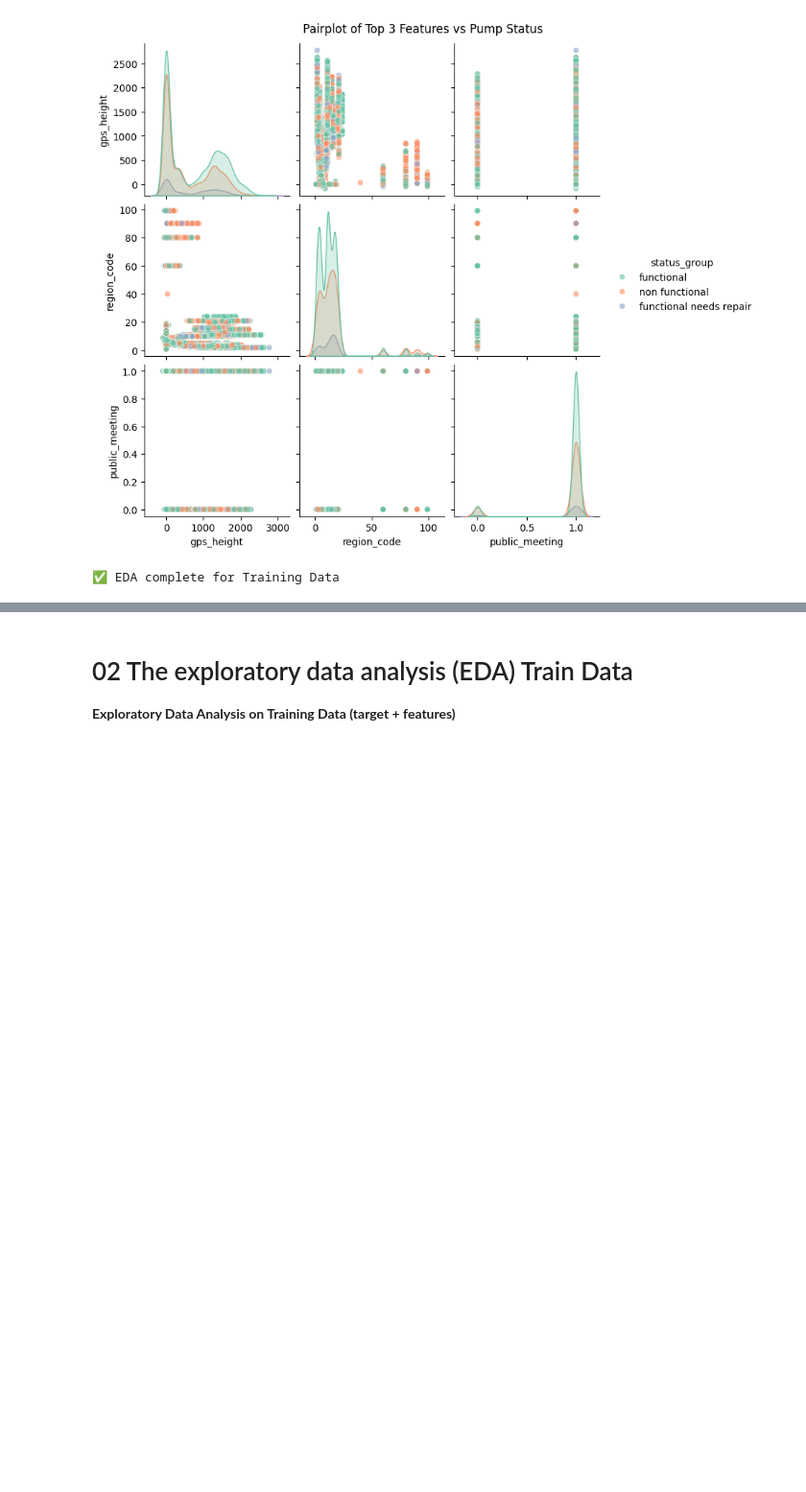
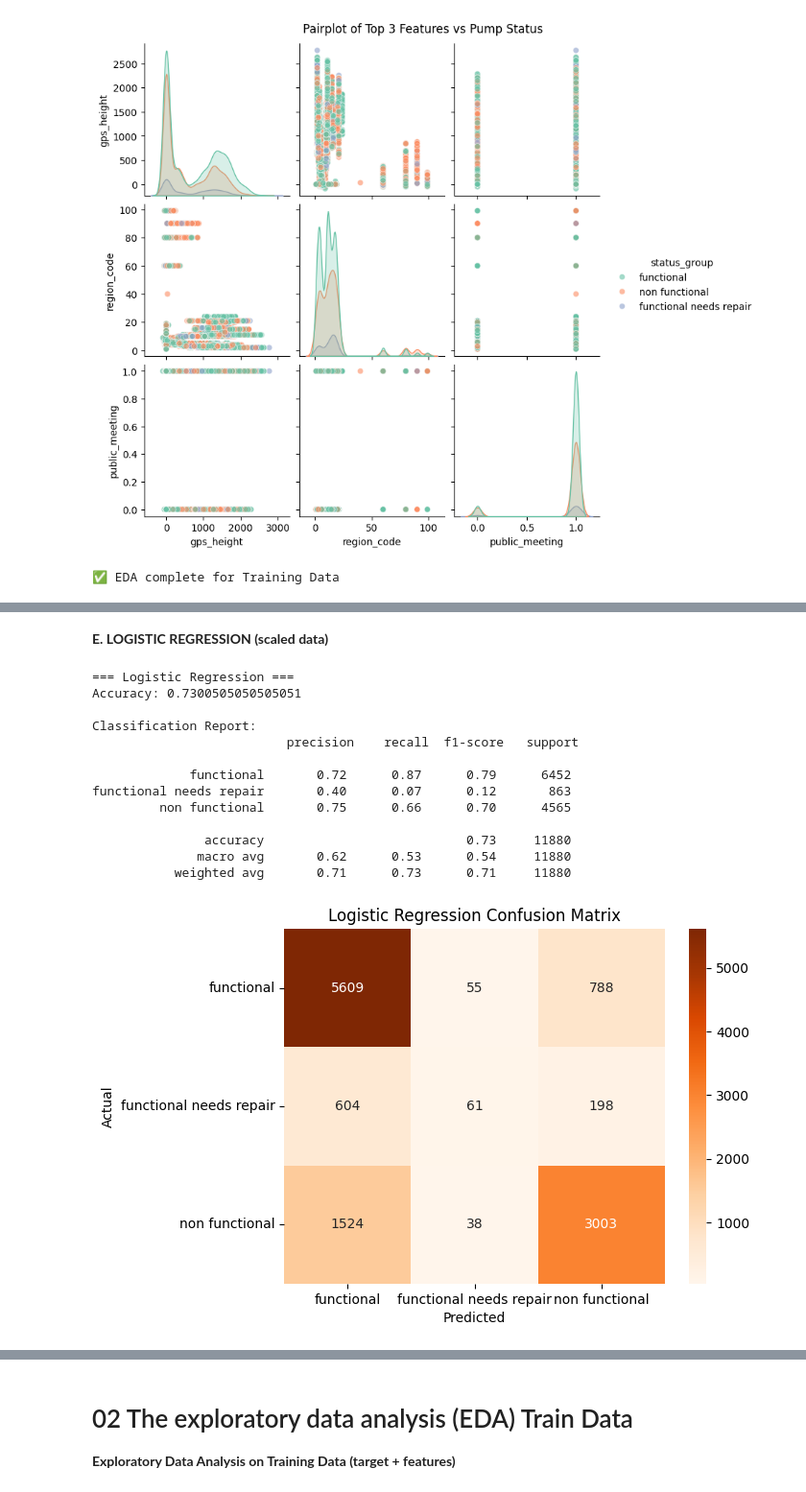
Before and after one commit to albert-raphael/water-pump, a Jupyter notebook: Notebooks/water-pump.ipynb, the cells around one changed output, grey strips where cells are left out. Shown at 96% size. Cells and saved outputs as stored; diff of their text form; code cells hidden in the pictures; blank space fills up the shorter version.

```diff
--- a/Notebooks/water-pump.ipynb
+++ b/Notebooks/water-pump.ipynb
@@ -723,0 +795,9 @@ END HERE: CONTINUE NEXT TIME
+# %%
+num_cols = X_train.select_dtypes(include=["int64", "float64"]).columns
+scaler = StandardScaler()
+
+X_train_scaled = X_train.copy()
+X_val_scaled = X_val.copy()
+
+X_train_scaled[num_cols] = scaler.fit_transform(X_train[num_cols])
+X_val_scaled[num_cols] = scaler.transform(X_val[num_cols])
@@ -723,0 +884,40 @@ END HERE: CONTINUE NEXT TIME
+# %% [markdown]
+**E. LOGISTIC REGRESSION (scaled data)**
+# %%
+# Initialize model
+lr_model = LogisticRegression(max_iter=1000, random_state=42, multi_class='multinomial')
+
+# Train model (using scaled data)
+lr_model.fit(X_train_scaled, y_train)
+
+# Predict on validation set
+y_pred_lr = lr_model.predict(X_val_scaled)
+
+# Evaluate performance
+print("=== Logistic Regression ===")
+print("Accuracy:", accuracy_score(y_val, y_pred_lr))
+print("\nClassification Report:\n", classification_report(y_val, y_pred_lr))
+
+# Confusion matrix
+cm_lr = confusion_matrix(y_val, y_pred_lr)
+sns.heatmap(cm_lr, annot=True, fmt='d', cmap='Oranges',
+            xticklabels=lr_model.classes_, yticklabels=lr_model.classes_)
+plt.title("Logistic Regression Confusion Matrix")
+plt.ylabel("Actual")
+plt.xlabel("Predicted")
+plt.show()
+# %% [output]
+=== Logistic Regression ===
+Accuracy: 0.7300505050505051
+
+Classification Report:
+                          precision    recall  f1-score   support
+
+             functional       0.72      0.87      0.79      6452
+functional needs repair       0.40      0.07      0.12       863
+         non functional       0.75      0.66      0.70      4565
+
+               accuracy                           0.73     11880
+              macro avg       0.62      0.53      0.54     11880
+           weighted avg       0.71      0.73      0.71     11880
+[figure, added]
```
Also changed, not shown: parts of 32 cells of this notebook.
